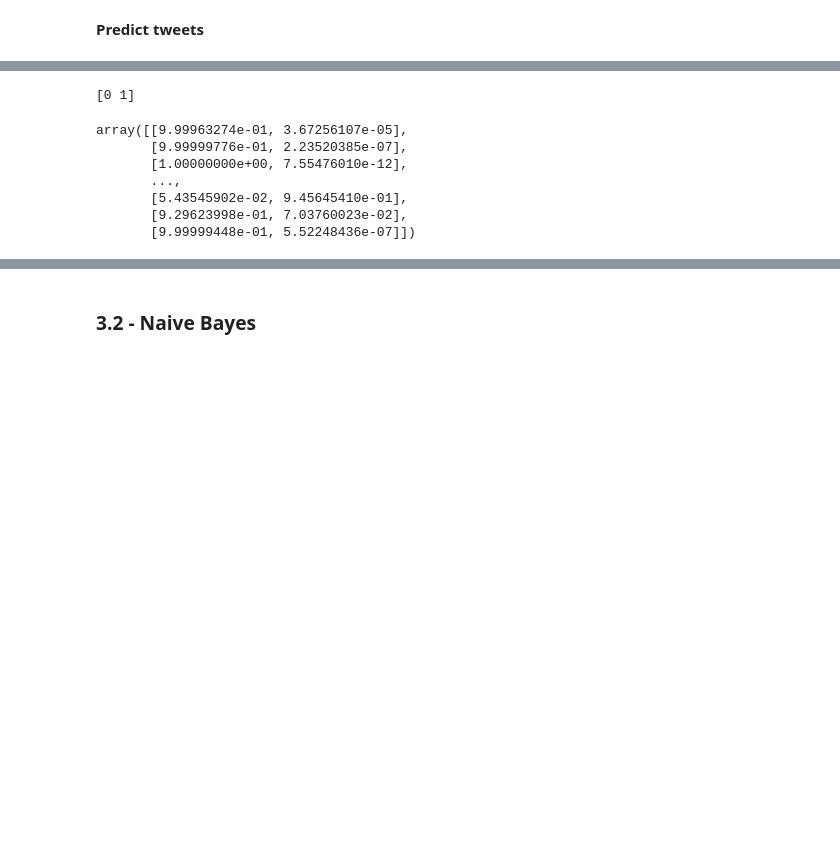
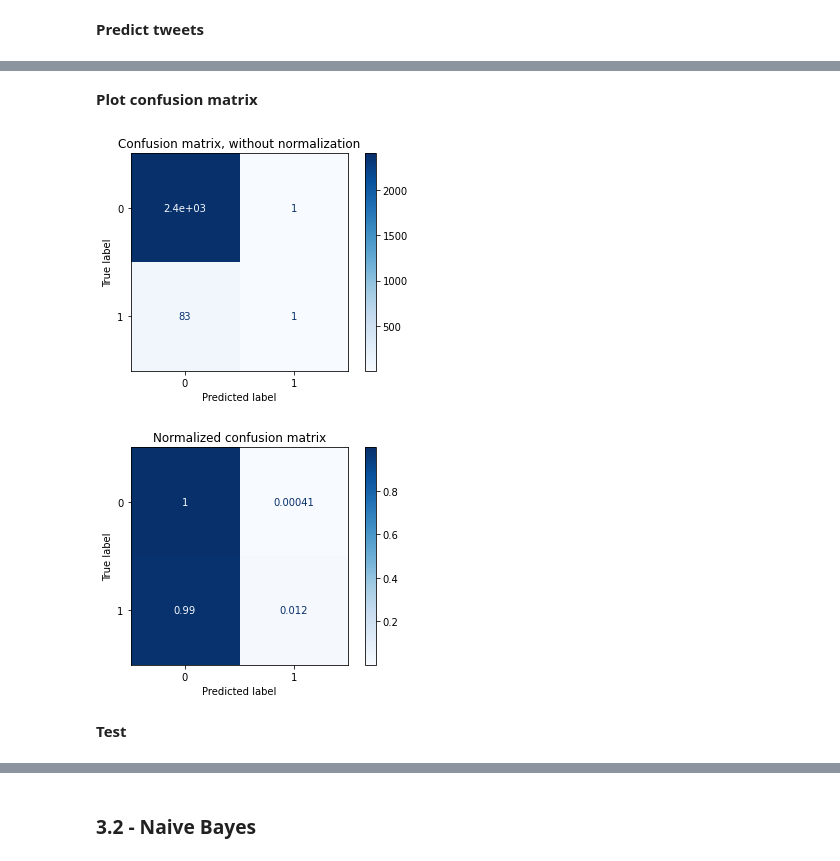
Before and after one commit to marcelobenedito/quarantine_covid19_behavior_analysis, a Jupyter notebook: quarantine_covid19_behavior_analysis.ipynb, the cells around one changed output, grey strips where cells are left out. Saved outputs shown, nothing was run; the diff lists cells and outputs as text; code cells hidden in the pictures; blank space fills up the shorter version.

Commit message:
Create naive bayes model; Add cross validation using plotting graph;

```diff
--- a/quarantine_covid19_behavior_analysis.ipynb
+++ b/quarantine_covid19_behavior_analysis.ipynb
@@ -233,12 +243,12 @@ def preprocessing(pd_serie):
 **Add negation tag to make emphasis in a negative phrase**
 # %%
 def negative_phrase(phrase):
-  negative_word = 'não'
-  has_nagative_word = False
+  negative_word = 'nao'
+  has_negative_word = False
   new_phrase = []
   for word in phrase.split():
     if has_negative_word == True:
-      word = word + '_NÃO'
+      word = word + '_NAO'
     if word == negative_word:
       has_negative_word = True
     new_phrase.append(word)
@@ -306,0 +322,11 @@ from sklearn.feature_extraction.text import CountVectorizer
+# %%
+def pipeline(model, n_gram, negation):
+  pipe = Pipeline([('vectorizer', CountVectorizer()), ('model', model)])
+
+  if negation:
+    return Pipeline([
+      ('vectorizer', CountVectorizer(tokenizer=lambda phrase: negative_phrase(phrase), ngram_range=n_gram)),
+      ('model', model)
+    ])
+  else:
+    return Pipeline([('vectorizer', CountVectorizer(ngram_range=n_gram)), ('model', model)])
@@ -306,0 +365,11 @@ from sklearn.feature_extraction.text import CountVectorizer
+# %%
+def confusion_matrix(pipeline, X_test, y_test):
+  titles_options = [("Confusion matrix, without normalization", None),
+                    ("Normalized confusion matrix", 'true')]
+  for title, normalize in titles_options:
+      disp = plot_confusion_matrix(pipe, X_test, y_test,
+                                  display_labels=[0, 1],
+                                  cmap=plt.cm.Blues,
+                                  normalize=normalize)
+      disp.ax_.set_title(title)
+  plt.show()
@@ -457,12 +491,10 @@ pd.DataFrame(zip(tests, predict_result), columns=['tweet', 'class'])
-# %%
-print(pipe.classes_)
-pipe.predict_proba(X_test)
-# %% [output]
-[0 1]
-array([[9.99963274e-01, 3.67256107e-05],
-       [9.99999776e-01, 2.23520385e-07],
-       [1.00000000e+00, 7.55476010e-12],
-       ...,
-       [5.43545902e-02, 9.45645410e-01],
-       [9.29623998e-01, 7.03760023e-02],
-       [9.99999448e-01, 5.52248436e-07]])
+# %% [markdown]
+**Plot confusion matrix**
+# %%
+#print(pd.crosstab(y_test, predict_result, rownames=['Real'], colnames=['Predicted'], margins=True))
+confusion_matrix(pipe, X_test, y_test)
+# %% [output]
+[figure, added]
+[figure, added]
+# %% [markdown]
+**Test**
```
Also changed, not shown: parts of 50 cells of this notebook.
